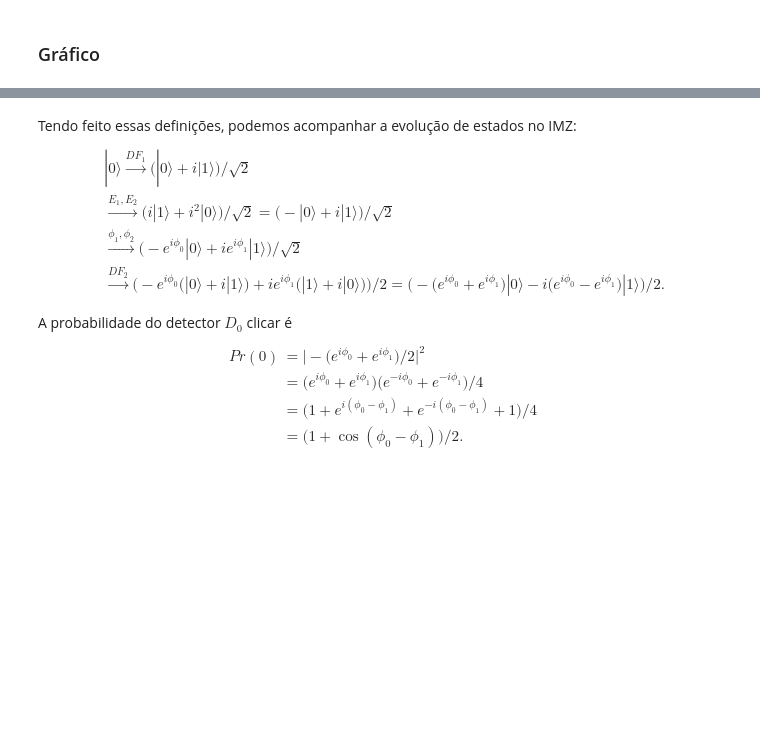
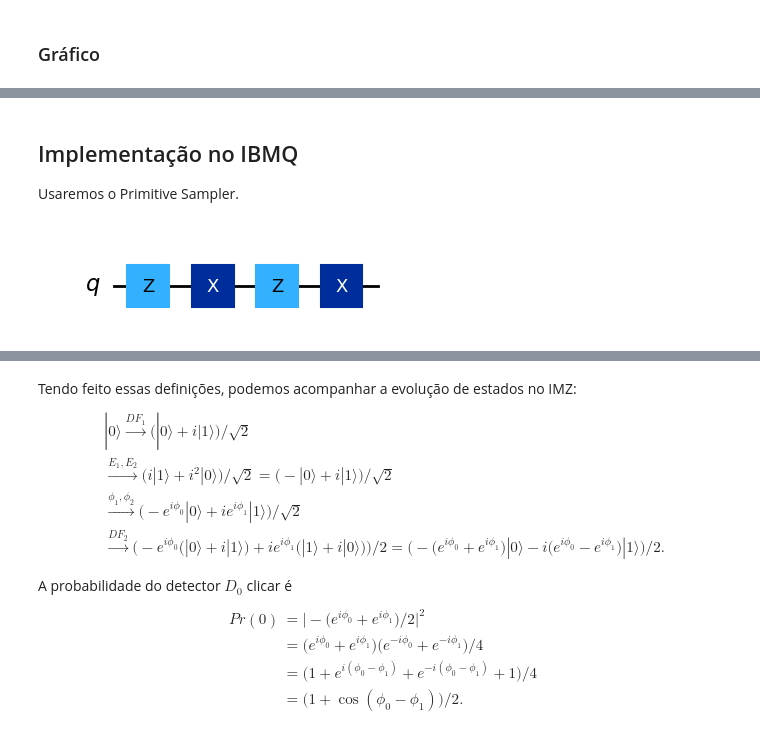
Before and after one commit to jonasmaziero/computacao_quantica_qiskit_sbf_2024, a Jupyter notebook: 02_a_Deutsch.ipynb, the cells around one changed output, grey strips where cells are left out. Cells and saved outputs as stored; diff of their text form; code cells hidden in the pictures; blank space fills up the shorter version.

```diff
--- a/02_a_Deutsch.ipynb
+++ b/02_a_Deutsch.ipynb
@@ -205,7 +340,7 @@ backend = service.backend(name="ibm_brisbane")
 # %%
 from qiskit import transpile
 from numpy.random import RandomState
-prng = RandomState(1234567890)
+prng = RandomState(seed)
 rand_int = prng.randint(0, 4, size=1)
 qc = qc_deutsch(rand_int )
 qc_list = []
@@ -237,0 +395,27 @@ plot_histogram([counts_sim,counts_exp])
+# %% [markdown]
+## Implementação no IBMQ
+
+Usaremos o Primitive Sampler.
+# %%
+def qc_Uf(rand_int):
+  qc = QuantumCircuit(1, name='Uf')
+  if rand_int == 0: # sorteia aleatoriamente o oráculo
+    return qc
+  elif rand_int == 1:
+    qc.z(0)
+  elif rand_int == 2:
+    qc.x(0); qc.z(0); qc.x(0)
+  elif rand_int == 3:
+    qc.z(0); qc.x(0); qc.z(0); qc.x(0)
+  return qc
+# %%
+from numpy.random import RandomState
+# Usa a semente fixa para o gerador de números aleatório
+# para que a escolha de Uf seja a mesma no experimento e na simulação
+seed = 1234567892
+prng = RandomState(seed)
+rand_int = prng.randint(0, 4, size=1)
+qc = qc_Uf(rand_int)
+qc.draw('mpl')
+# %% [output]
+[figure, added]
```
Also changed, not shown: parts of 48 cells of this notebook, 4 other files.
